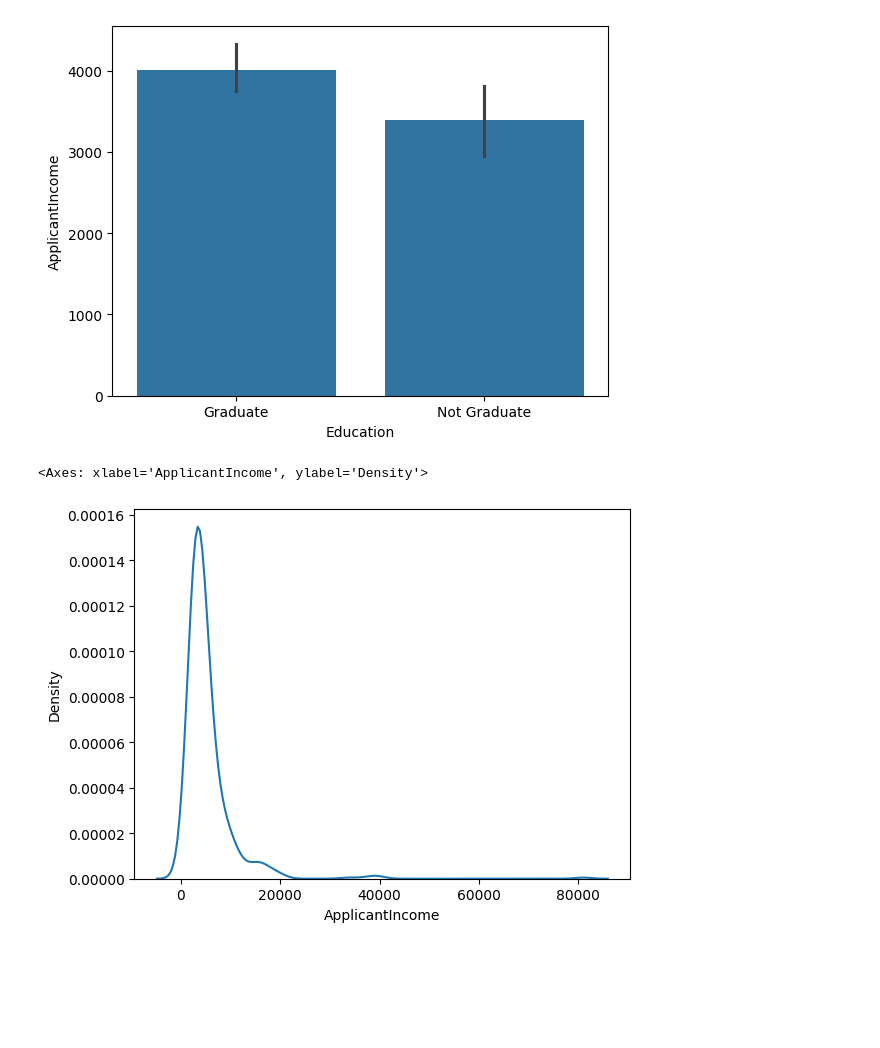
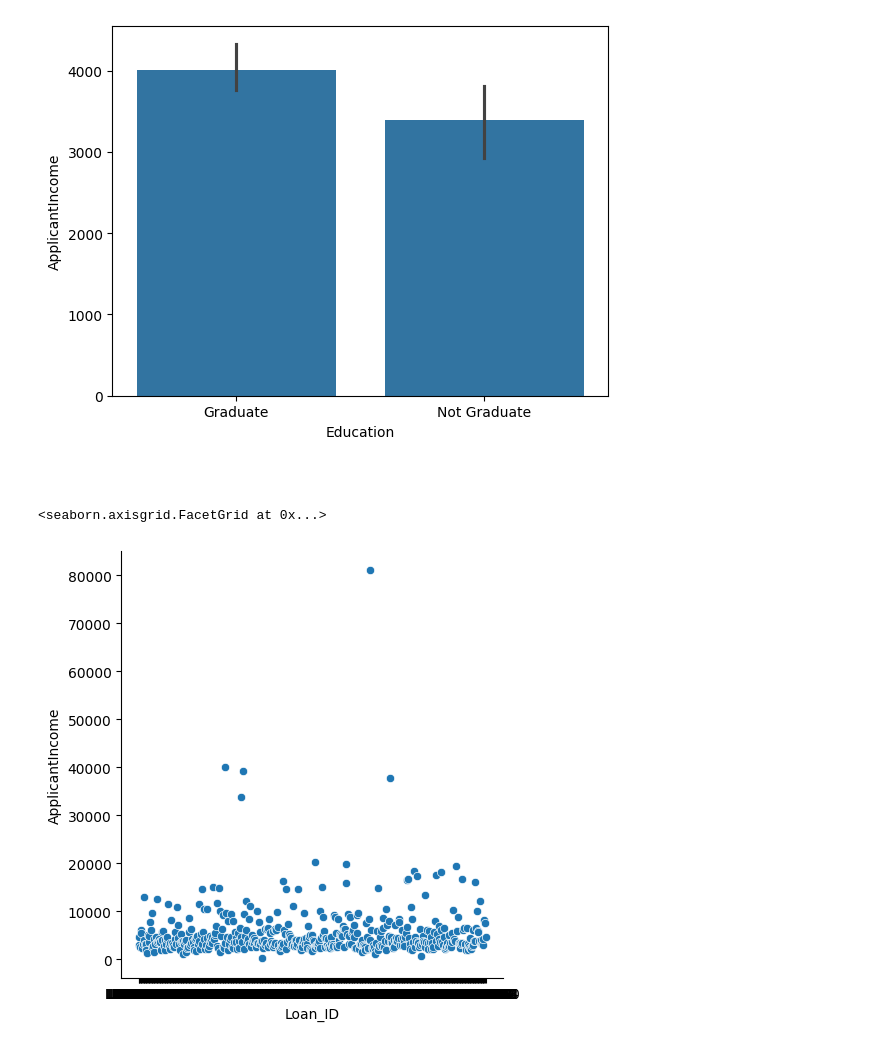
Before and after one commit to Satvat-Navid/MLCOE_task_3, a Jupyter notebook: loan_eda.ipynb, the cells around one changed output. Cells and saved outputs as stored; diff of their text form; code cells hidden in the pictures; blank space fills up the shorter version.

```diff
--- a/loan_eda.ipynb
+++ b/loan_eda.ipynb
@@ -59,8 +59,10 @@ sns.barplot(x='Education', y='ApplicantIncome', data=ln_df, estimator=np.median)
 # %% [output]
 <Axes: xlabel='Education', ylabel='ApplicantIncome'>
 [figure]
+# %% [markdown]
+##
 # %%
-sns.kdeplot(ln_df['ApplicantIncome'])
+sns.relplot(data=ln_df, x='Loan_ID', y='ApplicantIncome')
 # %% [output]
-<Axes: xlabel='ApplicantIncome', ylabel='Density'>
+<seaborn.axisgrid.FacetGrid at 0x...>
-[figure, old version]
+[figure, new version]
```
Also changed, not shown: parts of 21 cells of this notebook.
